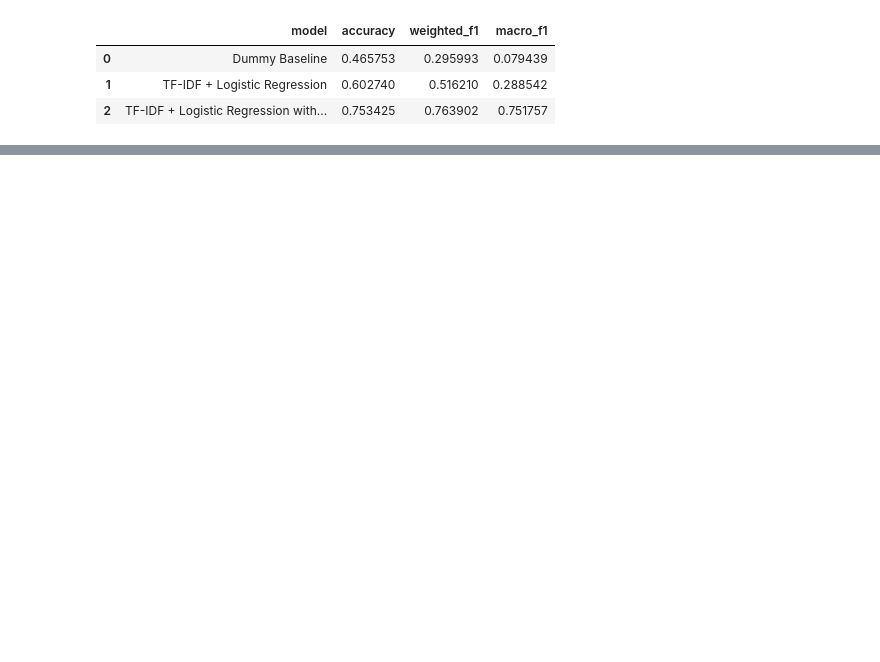
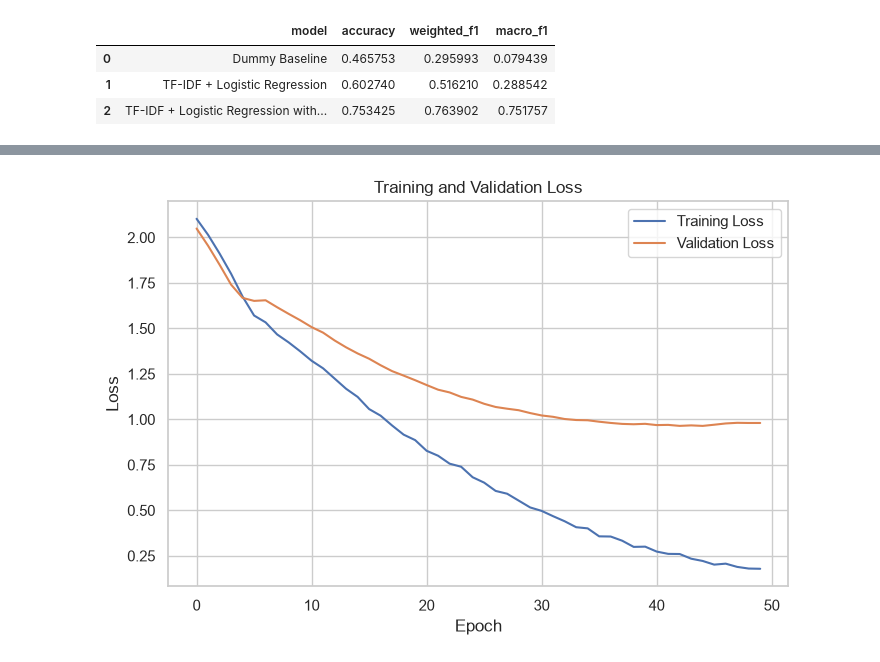
Before and after one commit to andymann-cs/Ticket-Classifier, a Jupyter notebook: notebooks/dataset_check.ipynb, the cells around one changed output, grey strips where cells are left out. Cells and saved outputs as stored; diff of their text form; code cells hidden in the pictures; blank space fills up the shorter version.

```diff
--- a/notebooks/dataset_check.ipynb
+++ b/notebooks/dataset_check.ipynb
@@ -412,0 +693,13 @@ We could check the contents of tickets that the model misclassed as account rath
+# %%
+NUM_CLASSES = len(label_encoder.classes_)
+
+model = TicketClassifer(vocab_size=len(vocab), embedding_dim=64, hidden_dim=64, num_classes=NUM_CLASSES, dropout=0.2)
+model = model.to(device)
+
+
+batch_x, batch_y = next(iter(train_loader))
+batch_x = batch_x.to(device)
+outputs = model(batch_x)
+
+print(batch_x.shape)
+print(outputs.shape)
@@ -412,0 +899,22 @@ We could check the contents of tickets that the model misclassed as account rath
+# %%
+import matplotlib.pyplot as plt
+
+plt.figure(figsize=(8, 5))
+
+plt.plot(
+    history["train_loss"],
+    label="Training Loss"
+)
+
+plt.plot(
+    history["val_loss"],
+    label="Validation Loss"
+)
+
+plt.xlabel("Epoch")
+plt.ylabel("Loss")
+plt.title("Training and Validation Loss")
+plt.legend()
+plt.show()
+# %% [output]
+[figure, added]
```
Also changed, not shown: parts of 53 cells of this notebook.
